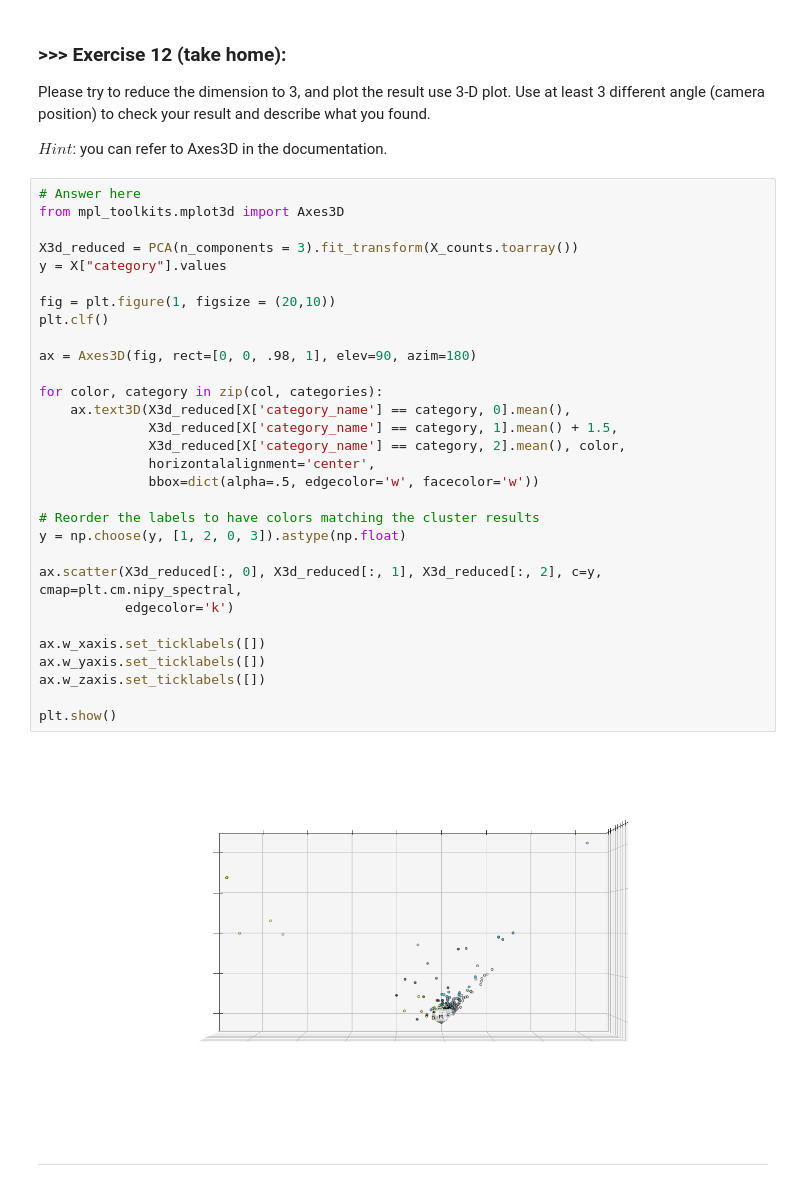
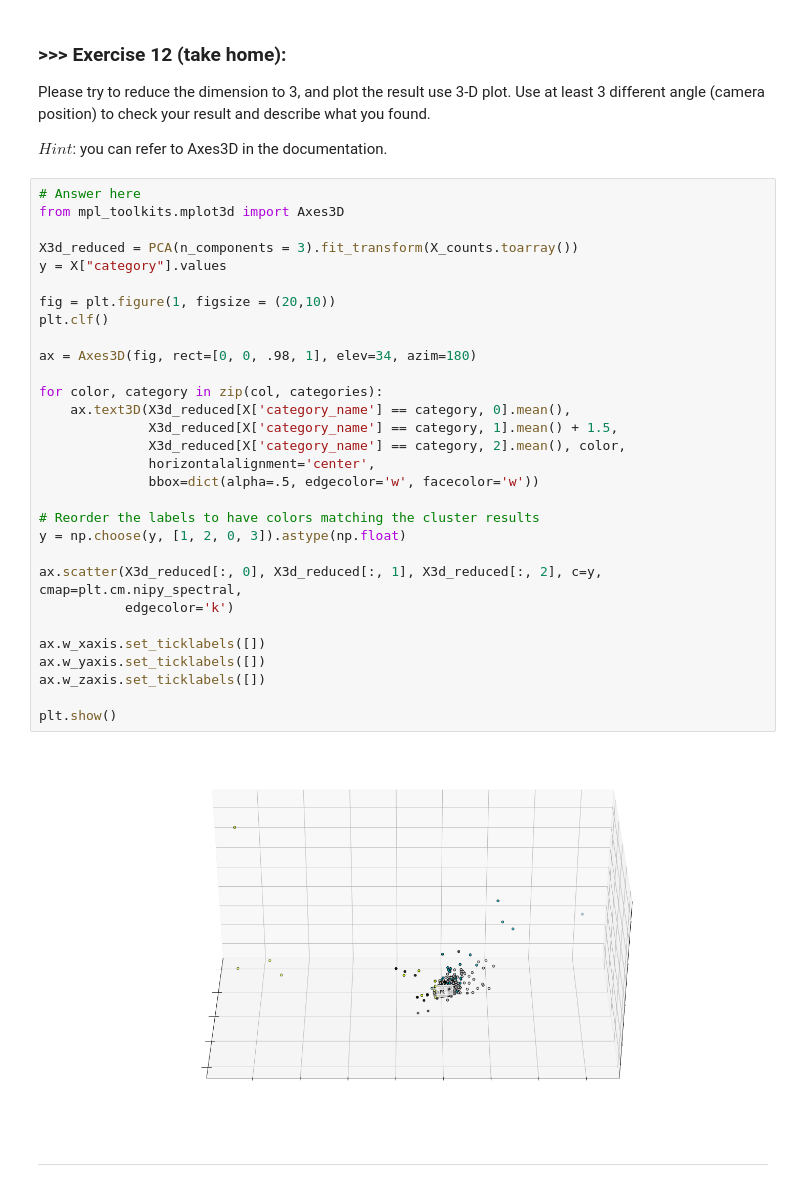
Before and after one commit to derrxb/DM19-Lab1-Master, a Jupyter notebook: DM19-Lab1-Master.ipynb, the cells around one changed output. Cells and saved outputs as stored; diff of their text form.

```diff
--- a/DM19-Lab1-Master.ipynb
+++ b/DM19-Lab1-Master.ipynb
@@ -1269,35 +1258,35 @@ $Hint$: you can refer to Axes3D in the documentation.
 # %%
 # Answer here
 from mpl_toolkits.mplot3d import Axes3D
 
 X3d_reduced = PCA(n_components = 3).fit_transform(X_counts.toarray())
 y = X["category"].values
 
 fig = plt.figure(1, figsize = (20,10))
 plt.clf()
 
-ax = Axes3D(fig, rect=[0, 0, .98, 1], elev=90, azim=180)
+ax = Axes3D(fig, rect=[0, 0, .98, 1], elev=34, azim=180)
 
 for color, category in zip(col, categories):
     ax.text3D(X3d_reduced[X['category_name'] == category, 0].mean(),
               X3d_reduced[X['category_name'] == category, 1].mean() + 1.5,
               X3d_reduced[X['category_name'] == category, 2].mean(), color,
               horizontalalignment='center',
               bbox=dict(alpha=.5, edgecolor='w', facecolor='w'))
 
 # Reorder the labels to have colors matching the cluster results
 y = np.choose(y, [1, 2, 0, 3]).astype(np.float)
 
 ax.scatter(X3d_reduced[:, 0], X3d_reduced[:, 1], X3d_reduced[:, 2], c=y, cmap=plt.cm.nipy_spectral,
            edgecolor='k')
 
 ax.w_xaxis.set_ticklabels([])
 ax.w_yaxis.set_ticklabels([])
 ax.w_zaxis.set_ticklabels([])
 
 plt.show()
 # %% [output]
-[figure, old version]
+[figure, new version]
 # %% [markdown]
 ---
 # %% [markdown]
```
Also changed, not shown: parts of 31 cells of this notebook.
